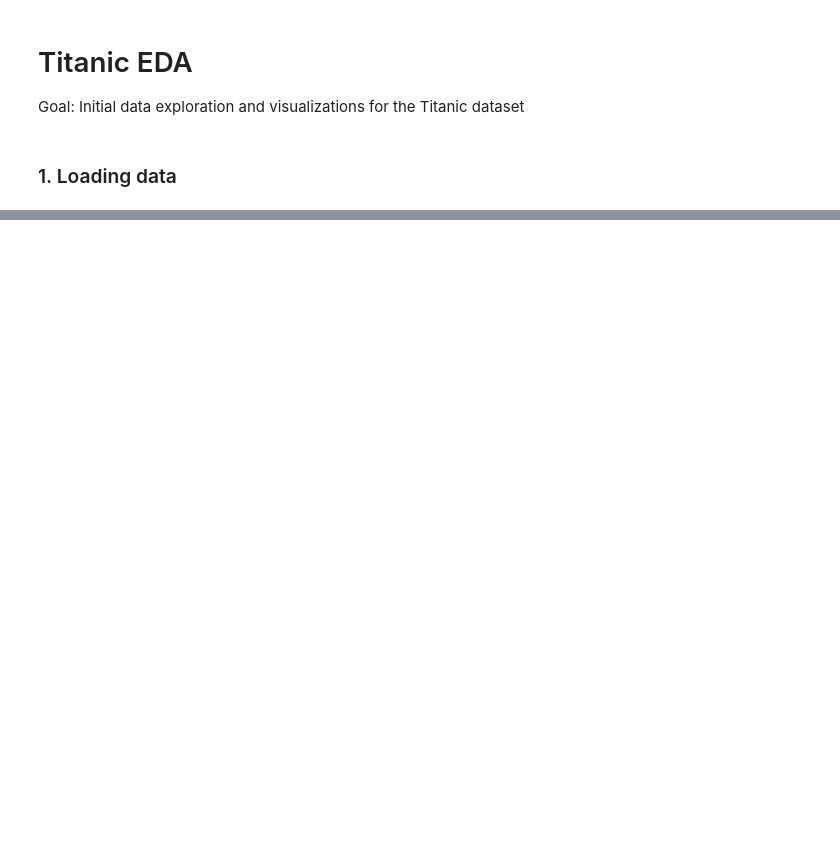
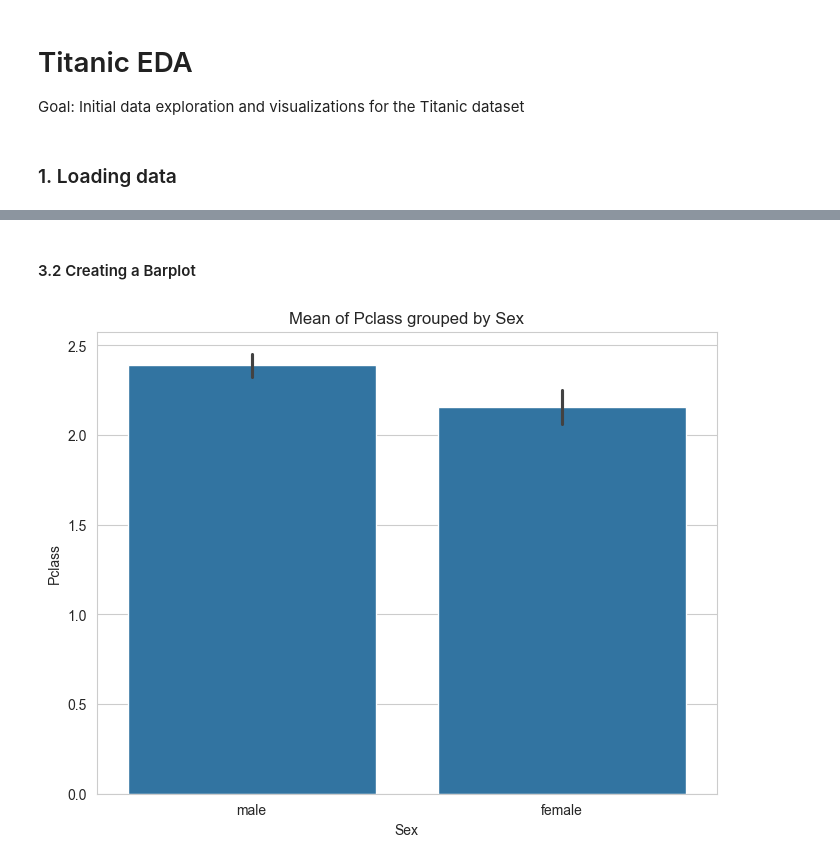
Before and after one commit to 38lukas/LearningPython, a Jupyter notebook: TitanicExploratoryDataAnalysis/notebooks/01_exploration.ipynb, the cells around one changed output, grey strips where cells are left out. Saved outputs shown, nothing was run; the diff lists cells and outputs as text; code cells hidden in the pictures; blank space fills up the shorter version.

Commit message:
Finished Project: Titanic EDA

```diff
--- a/TitanicExploratoryDataAnalysis/notebooks/01_exploration.ipynb
+++ b/TitanicExploratoryDataAnalysis/notebooks/01_exploration.ipynb
@@ -46,0 +49,6 @@ KeyError: 'g'
+# %% [markdown]
+#### 3.2 Creating a Barplot
+# %%
+create_barplot(titanic_df,["Sex","Pclass"])
+# %% [output]
+[figure, added]
```
Also changed, not shown: parts of 16 cells of this notebook, 3 other files.
